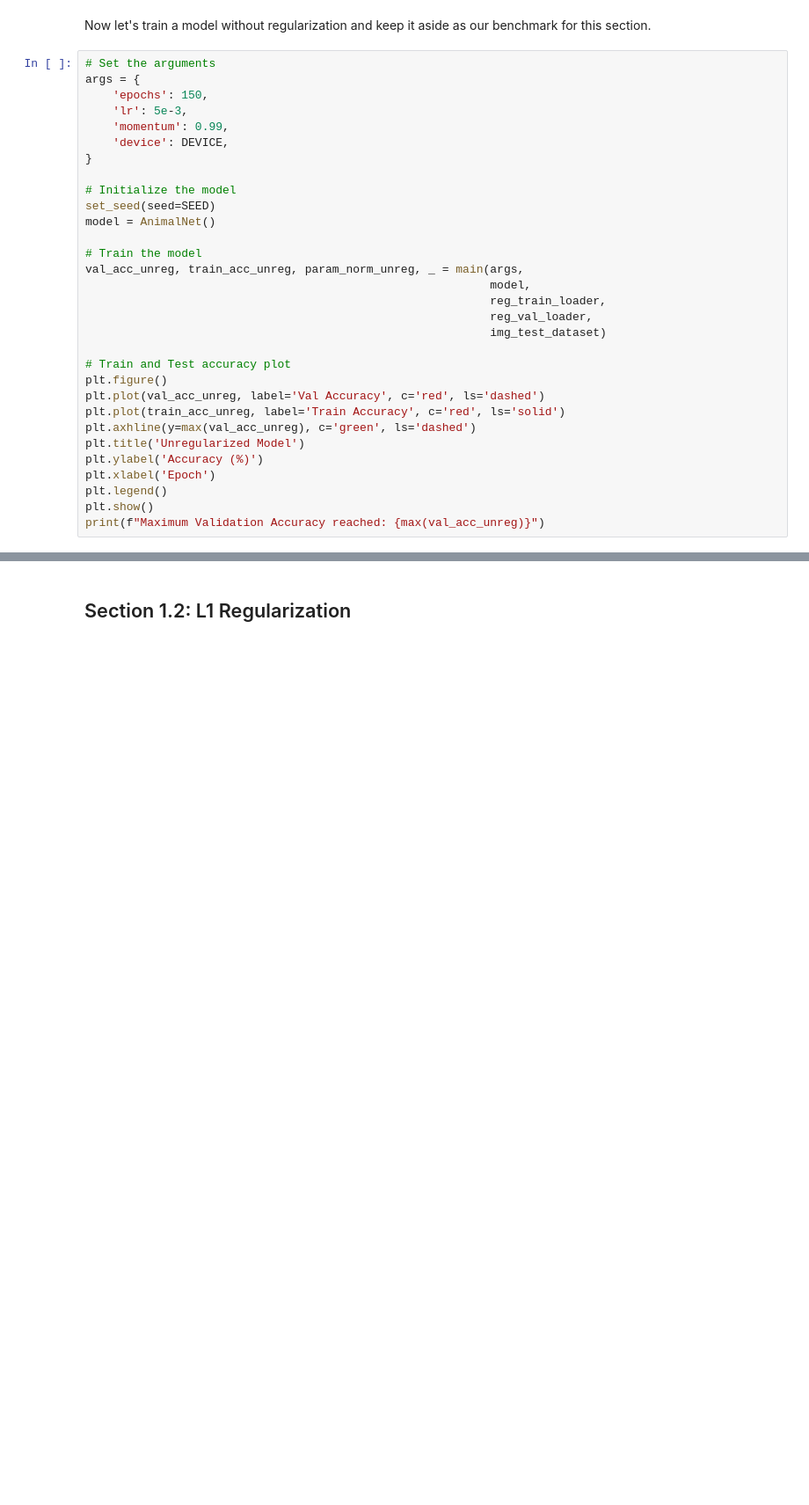
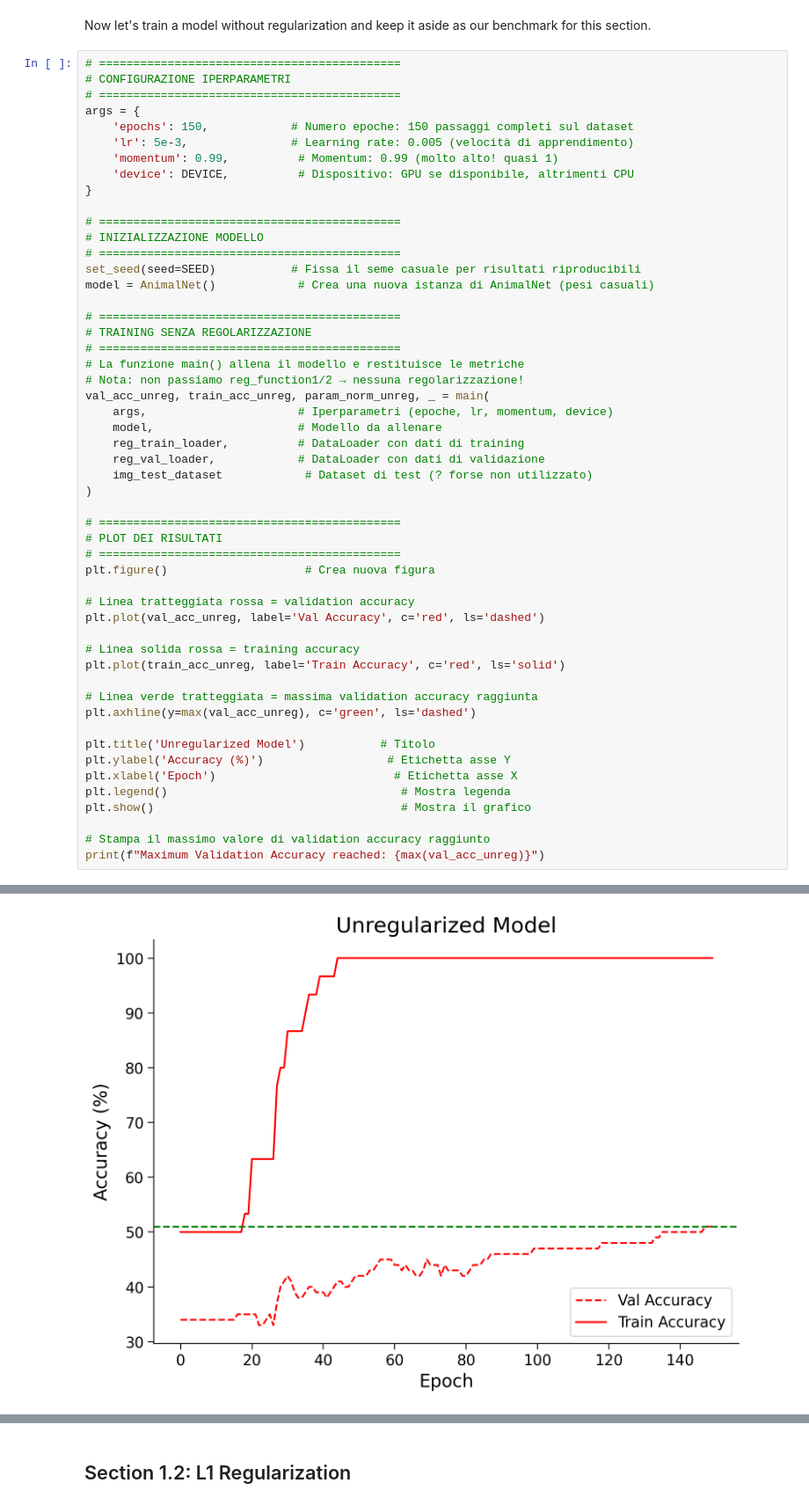
Before and after one commit to rikiatzori/DL, a Jupyter notebook: tutorials/W2D1_Regularization/student/W2D1_Tutorial2.ipynb, the cells around one changed output, grey strips where cells are left out. Shown at 88% size. Cells and saved outputs as stored; diff of their text form; blank space fills up the shorter version.

```diff
--- a/tutorials/W2D1_Regularization/student/W2D1_Tutorial2.ipynb
+++ b/tutorials/W2D1_Regularization/student/W2D1_Tutorial2.ipynb
@@ -794,33 +789,55 @@ reg_val_loader = torch.utils.data.DataLoader(reg_val_data,
 # %% [markdown]
 Now let's train a model without regularization and keep it aside as our benchmark for this section.
 # %%
-# Set the arguments
+# ============================================
+# CONFIGURAZIONE IPERPARAMETRI
+# ============================================
 args = {
-    'epochs': 150,
-    'lr': 5e-3,
-    'momentum': 0.99,
-    'device': DEVICE,
+    'epochs': 150,            # Numero epoche: 150 passaggi completi sul dataset
+    'lr': 5e-3,               # Learning rate: 0.005 (velocità di apprendimento)
+    'momentum': 0.99,          # Momentum: 0.99 (molto alto! quasi 1)
+    'device': DEVICE,          # Dispositivo: GPU se disponibile, altrimenti CPU
 }
 
-# Initialize the model
-set_seed(seed=SEED)
-model = AnimalNet()
+# ============================================
+# INIZIALIZZAZIONE MODELLO
+# ============================================
+set_seed(seed=SEED)           # Fissa il seme casuale per risultati riproducibili
+model = AnimalNet()            # Crea una nuova istanza di AnimalNet (pesi casuali)
 
-# Train the model
-val_acc_unreg, train_acc_unreg, param_norm_unreg, _ = main(args,
-                                                           model,
-                                                           reg_train_loader,
-                                                           reg_val_loader,
-                                                           img_test_dataset)
+# ============================================
+# TRAINING SENZA REGOLARIZZAZIONE
+# ============================================
+# La funzione main() allena il modello e restituisce le metriche
+# Nota: non passiamo reg_function1/2 → nessuna regolarizzazione!
+val_acc_unreg, train_acc_unreg, param_norm_unreg, _ = main(
+    args,                      # Iperparametri (epoche, lr, momentum, device)
+    model,                     # Modello da allenare
+    reg_train_loader,          # DataLoader con dati di training
+    reg_val_loader,            # DataLoader con dati di validazione
+    img_test_dataset            # Dataset di test (? forse non utilizzato)
+)
 
-# Train and Test accuracy plot
-plt.figure()
+# ============================================
+# PLOT DEI RISULTATI
+# ============================================
+plt.figure()                    # Crea nuova figura
+
+# Linea tratteggiata rossa = validation accuracy
 plt.plot(val_acc_unreg, label='Val Accuracy', c='red', ls='dashed')
+
+# Linea solida rossa = training accuracy
 plt.plot(train_acc_unreg, label='Train Accuracy', c='red', ls='solid')
+
+# Linea verde tratteggiata = massima validation accuracy raggiunta
 plt.axhline(y=max(val_acc_unreg), c='green', ls='dashed')
-plt.title('Unregularized Model')
-plt.ylabel('Accuracy (%)')
-plt.xlabel('Epoch')
-plt.legend()
-plt.show()
+
+plt.title('Unregularized Model')           # Titolo
+plt.ylabel('Accuracy (%)')                  # Etichetta asse Y
+plt.xlabel('Epoch')                          # Etichetta asse X
+plt.legend()                                  # Mostra legenda
+plt.show()                                    # Mostra il grafico
+
+# Stampa il massimo valore di validation accuracy raggiunto
 print(f"Maximum Validation Accuracy reached: {max(val_acc_unreg)}")
+# %% [output]
@@ -826,0 +845 @@ print(f"Maximum Validation Accuracy reached: {max(val_acc_unreg)}")
+[figure, added]
```
Also changed, not shown: parts of 27 cells of this notebook.
